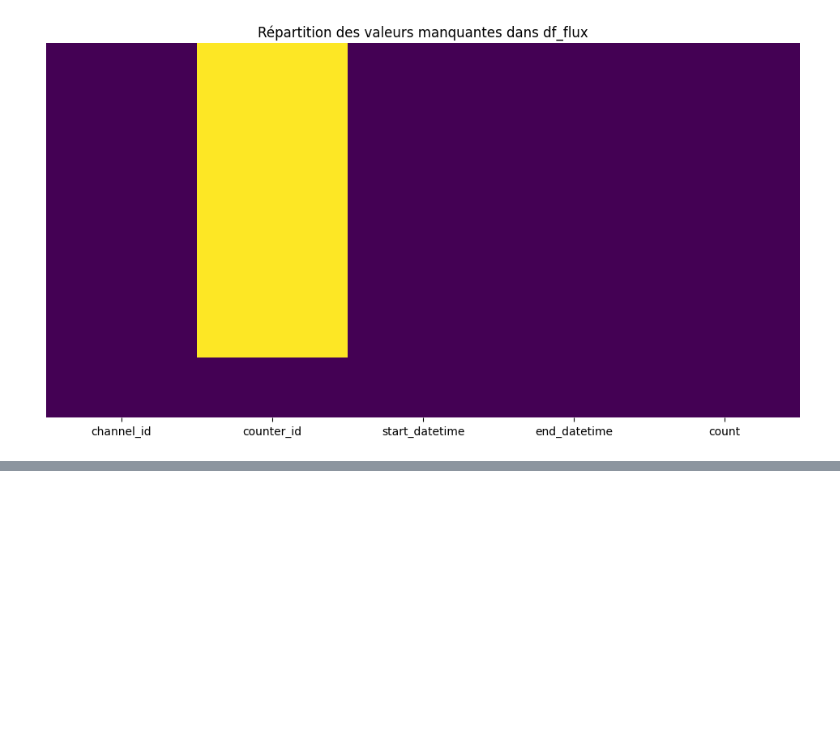
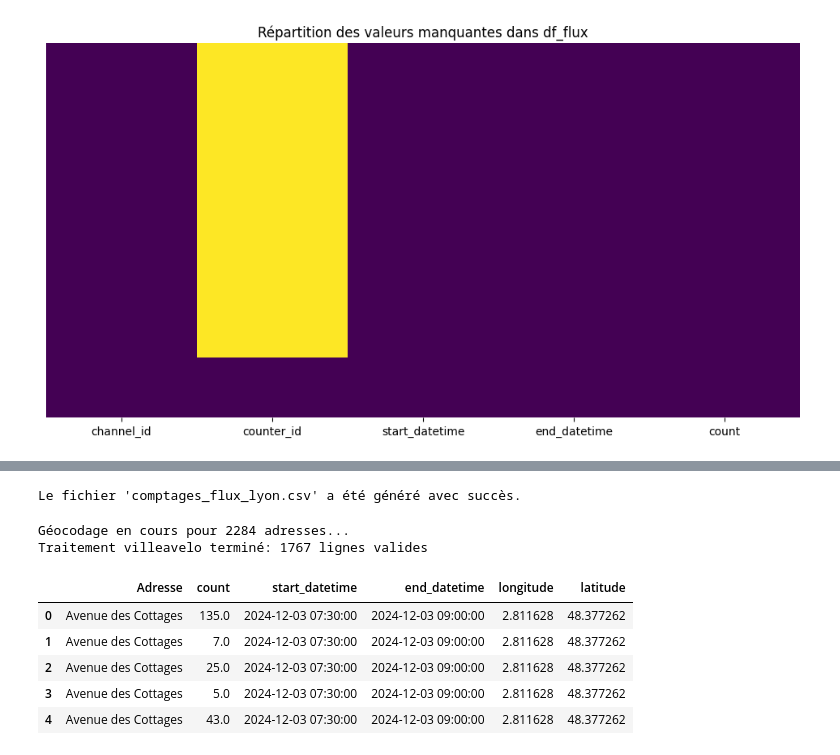
Before and after one commit to Lilian2588/datathon, a Jupyter notebook: main.ipynb, the cells around one changed output, grey strips where cells are left out. Drawn from its saved outputs; the diff is of its cells as text; code cells hidden in the pictures; blank space fills up the shorter version.

```diff
--- a/main.ipynb
+++ b/main.ipynb
@@ -183,0 +239,77 @@ df_flux = df_flux.drop(columns="counter_id", errors='ignore')
+# %%
+# Extraire latitude et longitude de la géométrie
+gdf_final_clean['longitude'] = gdf_final_clean.geometry.x
+gdf_final_clean['latitude'] = gdf_final_clean.geometry.y
+
+# Exporter en CSV
+gdf_final_clean.drop(columns=['geometry']).to_csv("data_flux_final/comptages_flux.csv", index=False, sep=";")
+
+print("Le fichier 'comptages_flux_lyon.csv' a été généré avec succès.")
+# %% [output]
+Le fichier 'comptages_flux_lyon.csv' a été généré avec succès.
+# %%
+import pandas as pd
+import requests
+
+# Chargement des données villeavelo
+df_villavelo = pd.read_csv("./data_flux/comptage_villeavelo.csv", sep=";")
+
+# Nettoyer les NaN dans les colonnes importantes
+df_villavelo = df_villavelo.dropna(subset=['Adresse', 'Date', 'Heure début', 'Heure fin', 'Nombre comptés'])
+
+def geocode_adresse(adresse):
+    """Interroge l'API Adresse du gouvernement français."""
+    url = "https://api-adresse.data.gouv.fr/search/"
+    params = {'q': f"{adresse}, Lyon", 'limit': 1}
+    try:
+        response = requests.get(url, params=params, timeout=5)
+        data = response.json()
+        if data['features']:
+            lon, lat = data['features'][0]['geometry']['coordinates']
+            return lat, lon
+    except Exception as e:
+        print(f"Erreur pour l'adresse {adresse}: {e}")
+    return None, None
+
+# Géocodage
+print(f"Géocodage en cours pour {len(df_villavelo)} adresses...")
+coords = df_villavelo['Adresse'].apply(geocode_adresse)
+df_villavelo[['latitude', 'longitude']] = pd.DataFrame(coords.tolist(), index=df_villavelo.index)
+
+# Transformation au format final
+df_final_villeavelo = pd.DataFrame()
+df_final_villeavelo['Adresse'] = df_villavelo['Adresse']
+df_final_villeavelo['count'] = df_villavelo['Nombre comptés']
+
+# Conversion des dates avec gestion d'erreur
+try:
+    df_final_villeavelo['start_datetime'] = pd.to_datetime(
+        df_villavelo['Date'] + ' ' + df_villavelo['Heure début'],
+        dayfirst=True,
+        errors='coerce'
+    )
+    df_final_villeavelo['end_datetime'] = pd.to_datetime(
+        df_villavelo['Date'] + ' ' + df_villavelo['Heure fin'],
+        dayfirst=True,
+        errors='coerce'
+    )
+except Exception as e:
+    print(f"Erreur lors de la conversion des dates: {e}")
+
+df_final_villeavelo['longitude'] = df_villavelo['longitude']
+df_final_villeavelo['latitude'] = df_villavelo['latitude']
+
+# Nettoyage final
+df_final_villeavelo = df_final_villeavelo.dropna(subset=['latitude', 'start_datetime', 'end_datetime'])
+
+print(f"Traitement villeavelo terminé: {len(df_final_villeavelo)} lignes valides")
+display(df_final_villeavelo.head())
+# %% [output]
+Géocodage en cours pour 2284 adresses...
+Traitement villeavelo terminé: 1767 lignes valides
+|  | Adresse | count | start_datetime | end_datetime | longitude | latitude |
+| 0 | Avenue des Cottages | 135.0 | 2024-12-03 07:30:00 | 2024-12-03 09:00:00 | 2.811628 | 48.377262 |
+| 1 | Avenue des Cottages | 7.0 | 2024-12-03 07:30:00 | 2024-12-03 09:00:00 | 2.811628 | 48.377262 |
+| 2 | Avenue des Cottages | 25.0 | 2024-12-03 07:30:00 | 2024-12-03 09:00:00 | 2.811628 | 48.377262 |
+| 3 | Avenue des Cottages | 5.0 | 2024-12-03 07:30:00 | 2024-12-03 09:00:00 | 2.811628 | 48.377262 |
+| 4 | Avenue des Cottages | 43.0 | 2024-12-03 07:30:00 | 2024-12-03 09:00:00 | 2.811628 | 48.377262 |
```
Also changed, not shown: parts of 8 cells of this notebook, 8 other files.
